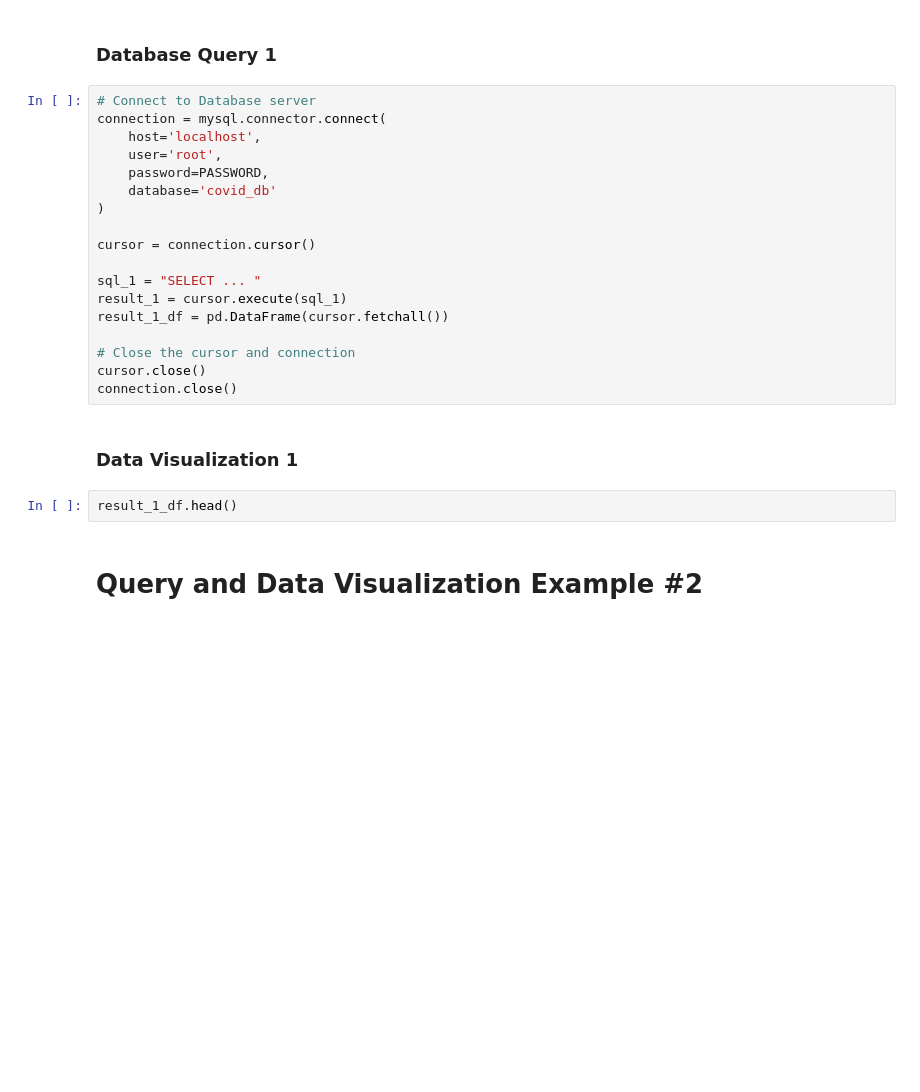
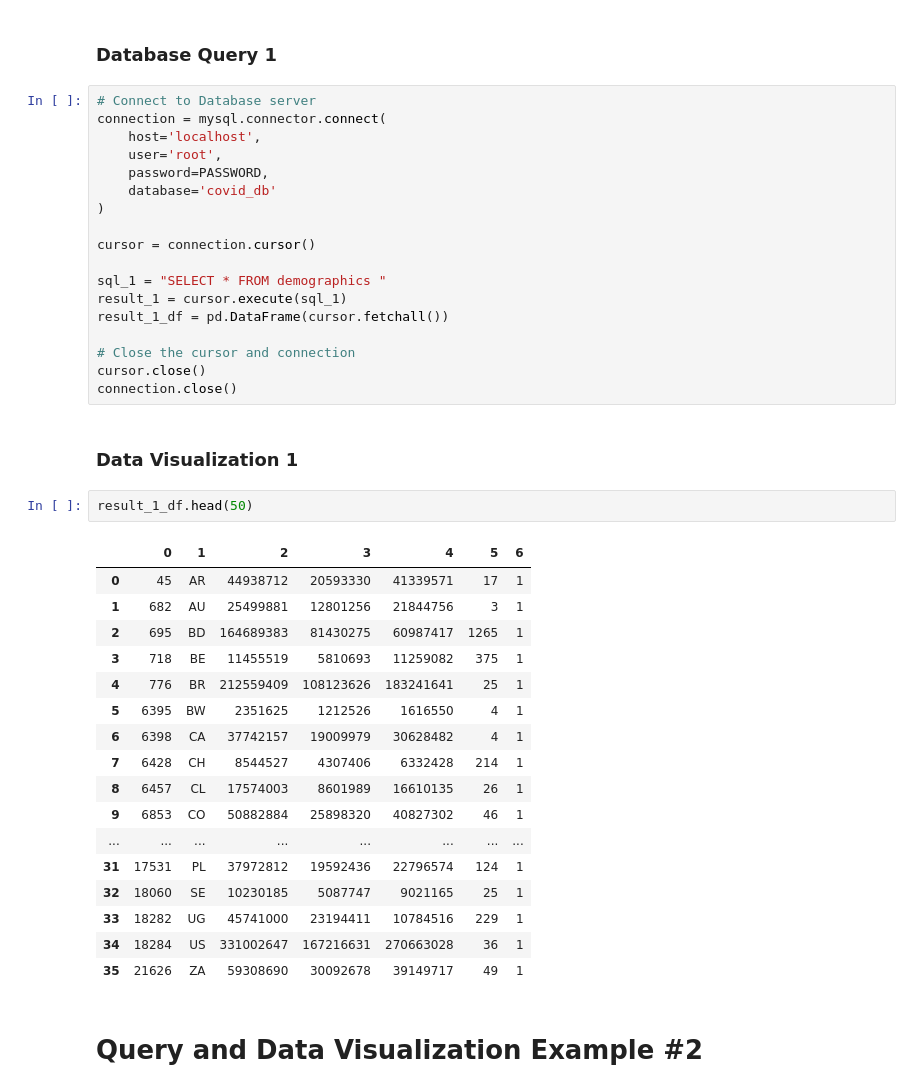
Before and after one commit to vickyvanderwagt/Covid-Economic-Database-and-Insights, a Jupyter notebook: COVID_Impacts.ipynb, the cells around one changed output. Saved outputs shown, nothing was run; the diff lists cells and outputs as text; blank space fills up the shorter version.

```diff
--- a/COVID_Impacts.ipynb
+++ b/COVID_Impacts.ipynb
@@ -821,7 +862,7 @@ connection = mysql.connector.connect(
 
 cursor = connection.cursor()
 
-sql_1 = "SELECT ... "
+sql_1 = "SELECT * FROM demographics "
 result_1 = cursor.execute(sql_1)
 result_1_df = pd.DataFrame(cursor.fetchall())
 
@@ -831,7 +872,25 @@ connection.close()
 # %% [markdown]
 ### Data Visualization 1
 # %%
-result_1_df.head()
+result_1_df.head(50)
+# %% [output]
+|  | 0 | 1 | 2 | 3 | 4 | 5 | 6 |
+| 0 | 45 | AR | 44938712 | 20593330 | 41339571 | 17 | 1 |
+| 1 | 682 | AU | 25499881 | 12801256 | 21844756 | 3 | 1 |
+| 2 | 695 | BD | 164689383 | 81430275 | 60987417 | 1265 | 1 |
+| 3 | 718 | BE | 11455519 | 5810693 | 11259082 | 375 | 1 |
+| 4 | 776 | BR | 212559409 | 108123626 | 183241641 | 25 | 1 |
+| 5 | 6395 | BW | 2351625 | 1212526 | 1616550 | 4 | 1 |
+| 6 | 6398 | CA | 37742157 | 19009979 | 30628482 | 4 | 1 |
+| 7 | 6428 | CH | 8544527 | 4307406 | 6332428 | 214 | 1 |
+| 8 | 6457 | CL | 17574003 | 8601989 | 16610135 | 26 | 1 |
+| 9 | 6853 | CO | 50882884 | 25898320 | 40827302 | 46 | 1 |
+| ... | ... | ... | ... | ... | ... | ... | ... |
+| 31 | 17531 | PL | 37972812 | 19592436 | 22796574 | 124 | 1 |
+| 32 | 18060 | SE | 10230185 | 5087747 | 9021165 | 25 | 1 |
+| 33 | 18282 | UG | 45741000 | 23194411 | 10784516 | 229 | 1 |
+| 34 | 18284 | US | 331002647 | 167216631 | 270663028 | 36 | 1 |
+| 35 | 21626 | ZA | 59308690 | 30092678 | 39149717 | 49 | 1 |
 # %% [markdown]
 # Query and Data Visualization Example #2
 # %%
```
Also changed, not shown: parts of 15 cells of this notebook, 2 other files.
